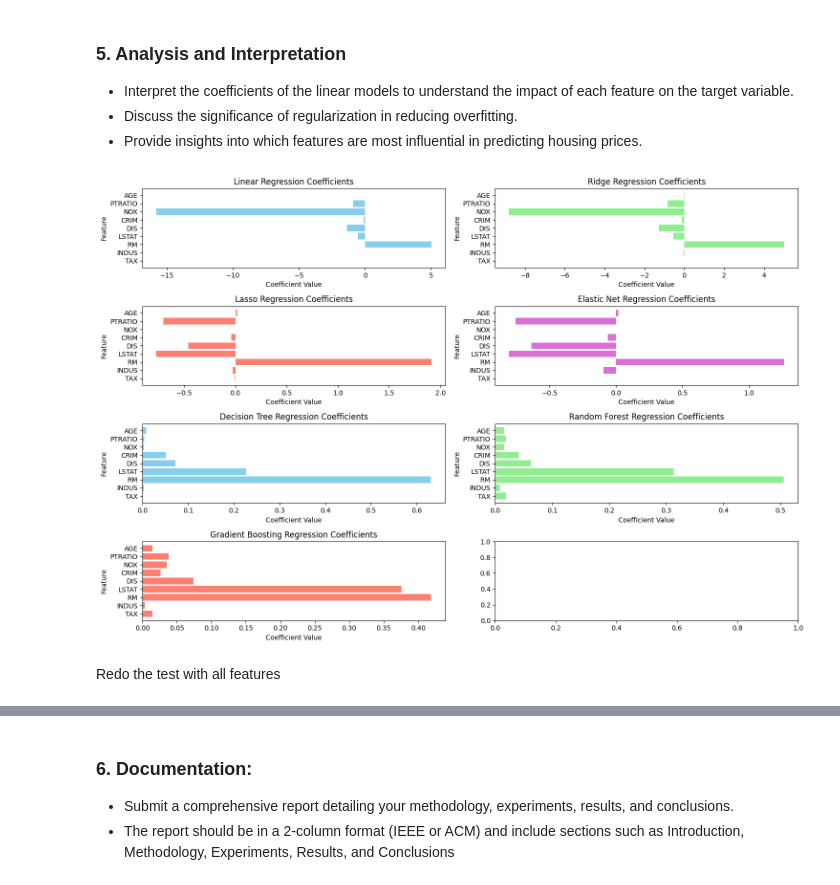
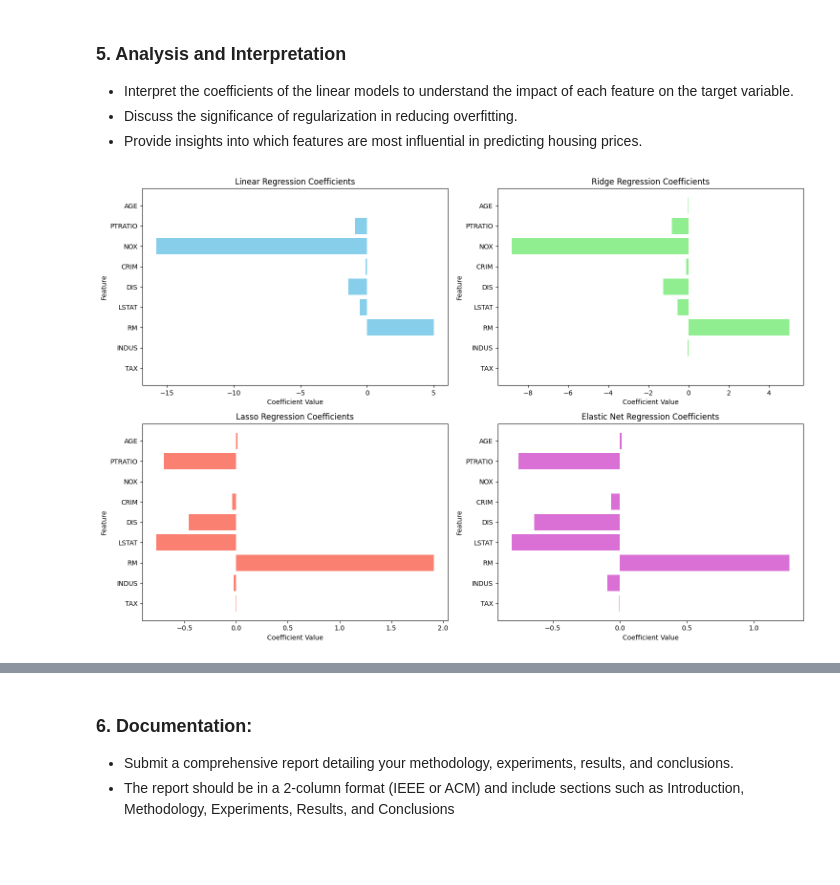
Before and after one commit to vKenjo/CS-ELEC-ML, a Jupyter notebook: SA#1/Boston_House_Price_Prediction.ipynb, the cells around one changed output, grey strips where cells are left out. Saved outputs shown, nothing was run; the diff lists cells and outputs as text; code cells hidden in the pictures; blank space fills up the shorter version.

```diff
--- a/SA#1/Boston_House_Price_Prediction.ipynb
+++ b/SA#1/Boston_House_Price_Prediction.ipynb
@@ -803,74 +898,36 @@ elastic_net_coefficients = pd.DataFrame({
   'Coefficient': elastic_net_model.coef_
 })
 
-# Extracting coefficients from the decision tree regression model
-tree_coefficients = pd.DataFrame({
-  'Feature': X_train.columns,
-  'Coefficient': tree_model.feature_importances_
-})
-
-# Extracting coefficients from the random forest regression model
-rf_coefficients = pd.DataFrame({
-  'Feature': X_train.columns,
-  'Coefficient': rf_model.feature_importances_
-})
-
-# Extracting coefficients from the gradient boosting regression model
-gb_coefficients = pd.DataFrame({
-  'Feature': X_train.columns,
-  'Coefficient': gb_model.feature_importances_
-})
 
 # Plotting the coefficients for comparison
-fig, axes = plt.subplots(4, 2, figsize=(15, 10))
+fig, axes = plt.subplots(2, 2, figsize=(15, 10))
 
 # Linear Regression Coefficients
 axes[0, 0].barh(linear_coefficients['Feature'], linear_coefficients['Coefficient'], color='skyblue')
 axes[0, 0].set_title('Linear Regression Coefficients')
 axes[0, 0].set_xlabel('Coefficient Value')
 axes[0, 0].set_ylabel('Feature')
 
 # Ridge Regression Coefficients
 axes[0, 1].barh(ridge_coefficients['Feature'], ridge_coefficients['Coefficient'], color='lightgreen')
 axes[0, 1].set_title('Ridge Regression Coefficients')
 axes[0, 1].set_xlabel('Coefficient Value')
 axes[0, 1].set_ylabel('Feature')
 
 # Lasso Regression Coefficients
 axes[1, 0].barh(lasso_coefficients['Feature'], lasso_coefficients['Coefficient'], color='salmon')
 axes[1, 0].set_title('Lasso Regression Coefficients')
 axes[1, 0].set_xlabel('Coefficient Value')
 axes[1, 0].set_ylabel('Feature')
 
 # Elastic Net Regression Coefficients
 axes[1, 1].barh(elastic_net_coefficients['Feature'], elastic_net_coefficients['Coefficient'], color='orchid')
 axes[1, 1].set_title('Elastic Net Regression Coefficients')
 axes[1, 1].set_xlabel('Coefficient Value')
 axes[1, 1].set_ylabel('Feature')
 
-# Decision Tree Regression Coefficients
-axes[2, 0].barh(tree_coefficients['Feature'], tree_coefficients['Coefficient'], color='skyblue')
-axes[2, 0].set_title('Decision Tree Regression Coefficients')
-axes[2, 0].set_xlabel('Coefficient Value')
-axes[2, 0].set_ylabel('Feature')
-
-# Random Forest Regression Coefficients
-axes[2, 1].barh(rf_coefficients['Feature'], rf_coefficients['Coefficient'], color='lightgreen')
-axes[2, 1].set_title('Random Forest Regression Coefficients')
-axes[2, 1].set_xlabel('Coefficient Value')
-axes[2, 1].set_ylabel('Feature')
-
-# Gradient Boosting Regression Coefficients
-axes[3, 0].barh(gb_coefficients['Feature'], gb_coefficients['Coefficient'], color='salmon')
-axes[3, 0].set_title('Gradient Boosting Regression Coefficients')
-axes[3, 0].set_xlabel('Coefficient Value')
-axes[3, 0].set_ylabel('Feature')
-
-
 
 plt.tight_layout()
 plt.show()
 # %% [output]
-[figure, old version]
+[figure, new version]
-# %% [markdown]
-Redo the test with all features
```
Also changed, not shown: parts of 39 cells of this notebook.
